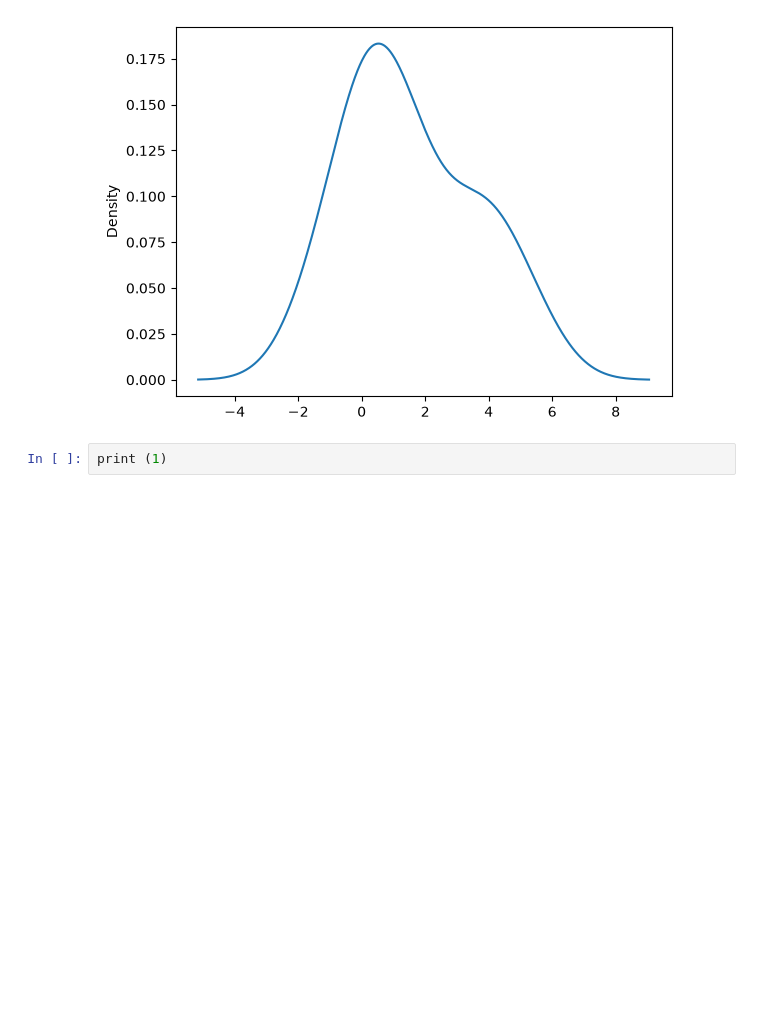
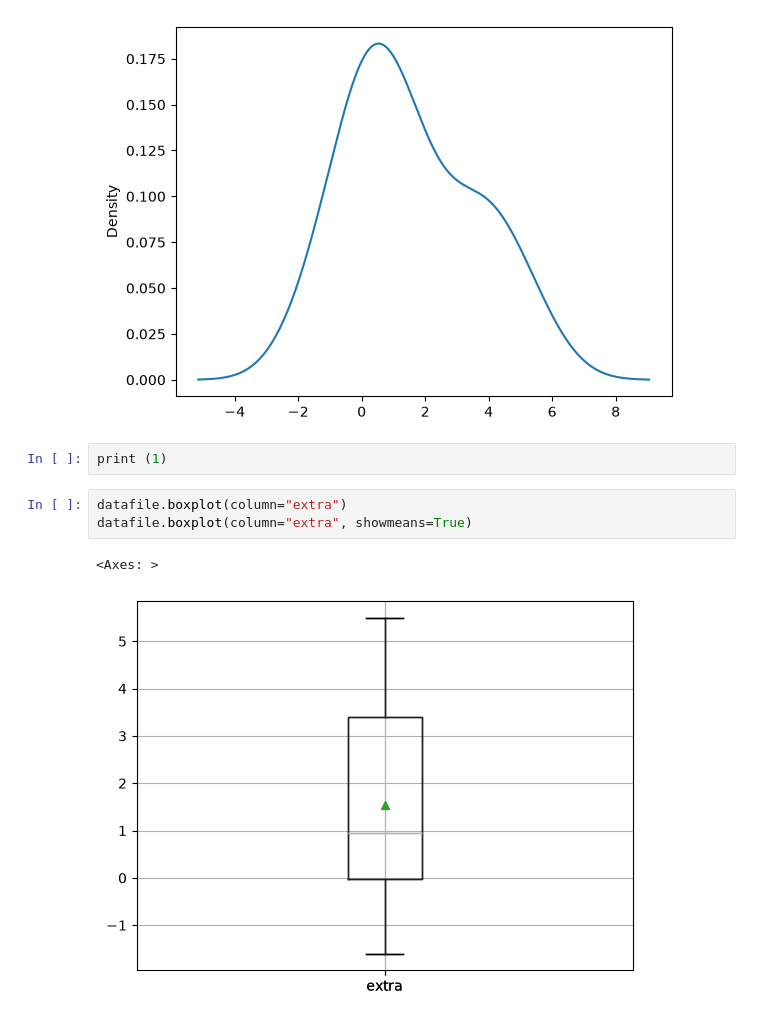
Before and after one commit to Psyc3000A/Fall-Winter2026, a Jupyter notebook: ericbeniston code.ipynb, the cells around one changed output. Cells and saved outputs as stored; diff of their text form; blank space fills up the shorter version.

```diff
--- a/ericbeniston code.ipynb
+++ b/ericbeniston code.ipynb
@@ -170,3 +159,9 @@ datafile["extra"].plot(kind="density")
 [figure]
 # %%
 print (1)
+# %%
+datafile.boxplot(column="extra")
+datafile.boxplot(column="extra", showmeans=True)
+# %% [output]
+<Axes: >
+[figure, added]
```
Also changed, not shown: parts of 5 cells of this notebook.
